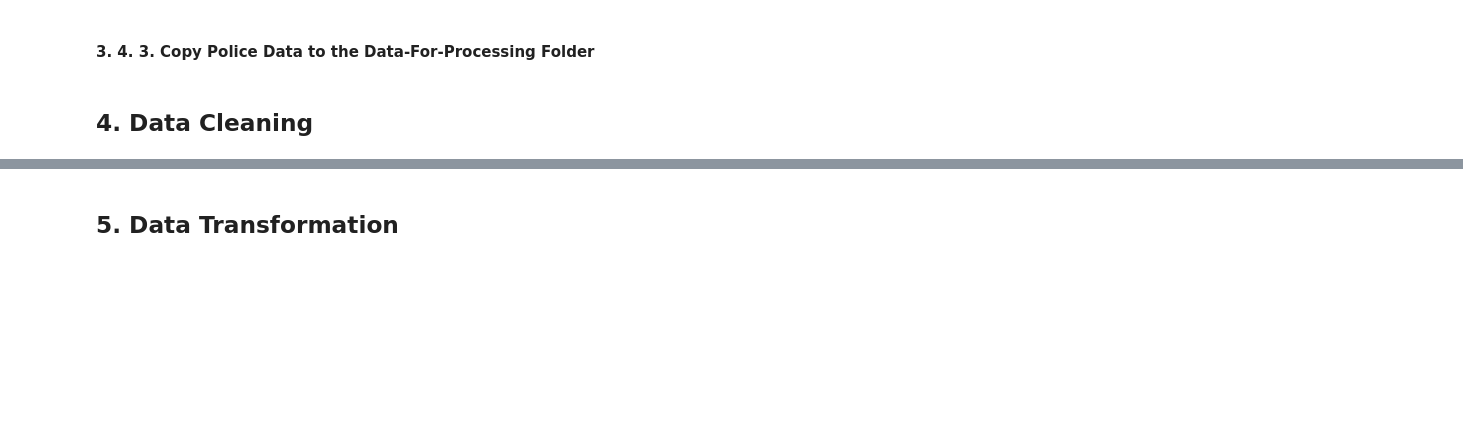
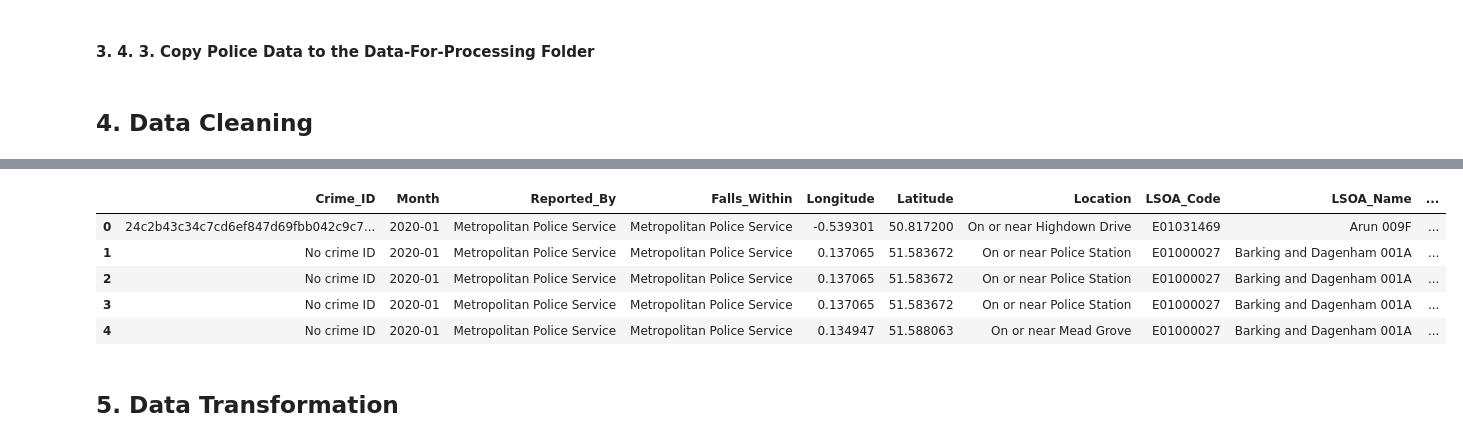
Before and after one commit to Sevinda-Herath/Predictive-Policing-in-the-London-Metropolitan-Police-District, a Jupyter notebook: main.ipynb, the cells around one changed output, grey strips where cells are left out. Drawn from its saved outputs; the diff is of its cells as text; code cells hidden in the pictures; blank space fills up the shorter version.

```diff
--- a/main.ipynb
+++ b/main.ipynb
@@ -289,0 +380,10 @@ Combined police street rows: 5635649
+# %%
+# Drop rows where LSOA_Code is null/NaN (or blank just in case)
+before = len(street_police_df)
+
+street_police_df["LSOA_Code"] = street_police_df["LSOA_Code"].astype("object").str.strip()
+street_police_df = street_police_df.dropna(subset=["LSOA_Code"])
+street_police_df = street_police_df[street_police_df["LSOA_Code"] != ""]
+
+after = len(street_police_df)
+print(f"Dropped {before - after} rows with null/blank LSOA_Code. Remaining: {after}")
@@ -289,0 +409,5 @@ Combined police street rows: 5635649
+# %%
+# Replace missing Crime_ID values
+street_police_df["Crime_ID"] = street_police_df["Crime_ID"].fillna("No crime ID")
+street_police_df["Last_Outcome_Category"] = street_police_df["Last_Outcome_Category"].fillna("No outcome mentioned")
+street_police_df["Context"] = street_police_df["Context"].fillna("No context mentioned")
@@ -290,2 +446,11 @@ Combined police street rows: 5635649
+# %%
+street_police_df.head()
+# %% [output]
+|  | Crime_ID | Month | Reported_By | Falls_Within | Longitude | Latitude | Location | LSOA_Code | LSOA_Name | ... |
+| 0 | 24c2b43c34c7cd6ef847d69fbb042c9c7... | 2020-01 | Metropolitan Police Service | Metropolitan Police Service | -0.539301 | 50.817200 | On or near Highdown Drive | E01031469 | Arun 009F | ... |
+| 1 | No crime ID | 2020-01 | Metropolitan Police Service | Metropolitan Police Service | 0.137065 | 51.583672 | On or near Police Station | E01000027 | Barking and Dagenham 001A | ... |
+| 2 | No crime ID | 2020-01 | Metropolitan Police Service | Metropolitan Police Service | 0.137065 | 51.583672 | On or near Police Station | E01000027 | Barking and Dagenham 001A | ... |
+| 3 | No crime ID | 2020-01 | Metropolitan Police Service | Metropolitan Police Service | 0.137065 | 51.583672 | On or near Police Station | E01000027 | Barking and Dagenham 001A | ... |
+| 4 | No crime ID | 2020-01 | Metropolitan Police Service | Metropolitan Police Service | 0.134947 | 51.588063 | On or near Mead Grove | E01000027 | Barking and Dagenham 001A | ... |
 # %% [markdown]
 ## 5. Data Transformation
```
Also changed, not shown: parts of 16 cells of this notebook, 1 other file.
